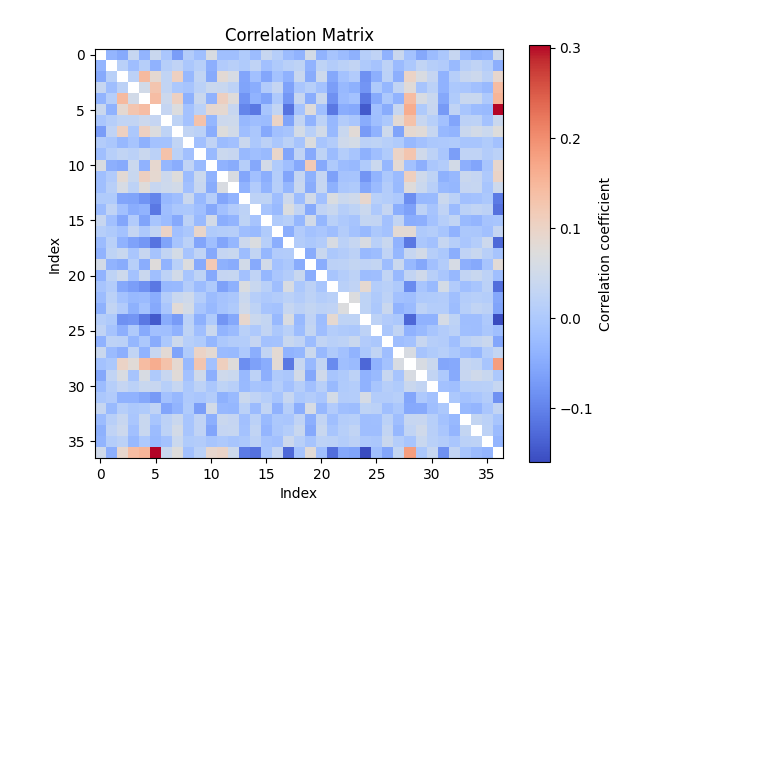
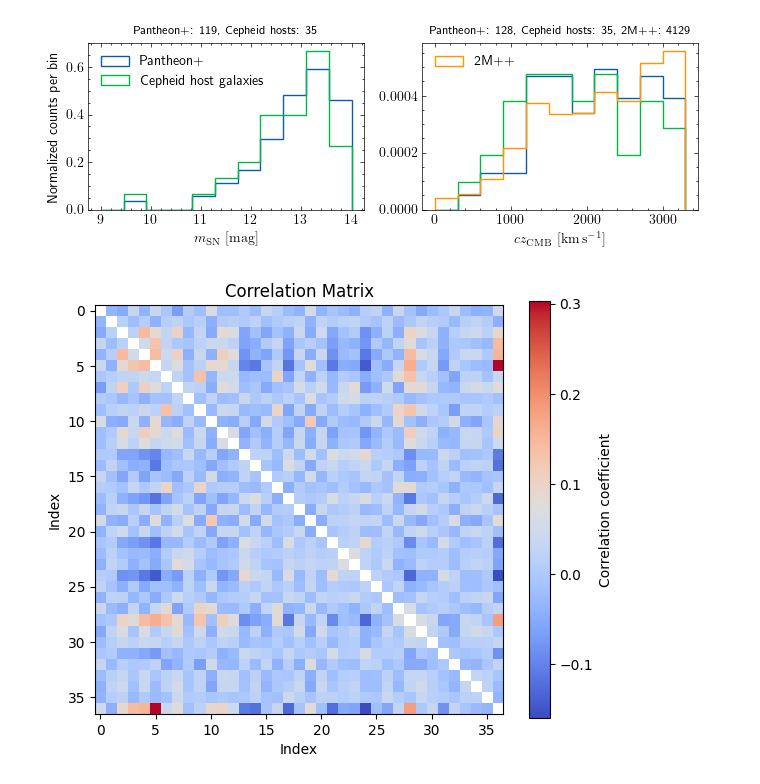
Before and after one commit to candel-cosmo/CANDEL, a Jupyter notebook: notebooks/paper_SH0ES/paper_plots.ipynb, the cells around one changed output. Drawn from its saved outputs; the diff is of its cells as text; code cells hidden in the pictures; blank space fills up the shorter version.

```diff
--- a/notebooks/paper_SH0ES/paper_plots.ipynb
+++ b/notebooks/paper_SH0ES/paper_plots.ipynb
@@ -30,0 +32,49 @@ data = candel.pvdata.load_SH0ES_from_config(config_path)
+# %%
+data_sel = candel.pvdata.load_SH0ES_separated("/Users/rstiskalek/Projects/CANDEL/data/SH0ES", cepheid_host_cz_cmb_max=3300)
+data_pp = candel.pvdata.load_PantheonPlus("/Users/rstiskalek/Projects/CANDEL/data/Pantheon+", return_all=True, removed_PV_from_covmat=False)
+data_2mpp = np.genfromtxt("/Users/rstiskalek/Projects/CANDEL/data/2M++/2M++_galaxy_catalog.dat", delimiter="|")
+
+bins_mag = np.linspace(9, 14.0, 12)
+bins_cz = np.linspace(0, 3300, 12)
+
+mask_mag_pp = data_pp["mag"] < 14
+mask_cz_pp = data_pp["zcmb"] < 3300 / candel.SPEED_OF_LIGHT
+mask_2mpp = (data_2mpp[:, 7] < 3300) & (data_2mpp[:, 7] > 0)
+
+hist_kwargs = {"density": True, "histtype": "step"}
+
+with plt.style.context("science"):
+    fig, axes = plt.subplots(1, 2, figsize=(6.8, 2.5))
+
+    # --- Left panel (magnitudes) ---
+    ax = axes[0]
+    ax.hist(data_pp["mag"][mask_mag_pp], bins=bins_mag,
+            label=r"Pantheon+", **hist_kwargs)
+    ax.hist(data_sel["mag_SN_unique_Cepheid_host"], bins=bins_mag,
+            label="Cepheid host galaxies", **hist_kwargs)
+    ax.set_xlabel(r"$m_{\rm SN} ~ [\mathrm{mag}]$")
+    ax.set_ylabel(r"Normalized counts per bin")
+    ax.legend()
+
+    n_pp_mag = mask_mag_pp.sum()
+    n_host_mag = len(data_sel["mag_SN_unique_Cepheid_host"])
+    ax.set_title(f"Pantheon+: {n_pp_mag},  Cepheid hosts: {n_host_mag}", fontsize="small")
+
+    # --- Right panel (cz) ---
+    ax = axes[1]
+    ax.hist(data_pp["zcmb"][mask_cz_pp] * candel.SPEED_OF_LIGHT, bins=bins_cz,
+            **hist_kwargs)
+    ax.hist(data_sel["czcmb_cepheid_host"], bins=bins_cz, **hist_kwargs)
+    ax.hist(data_2mpp[mask_2mpp, 7], bins=bins_cz, label="2M++", **hist_kwargs)
+    ax.set_xlabel(r"$cz_{\rm CMB} ~ [\mathrm{km}\,\mathrm{s}^{-1}]$")
+    ax.legend()
+
+    n_pp_cz = mask_cz_pp.sum()
+    n_host_cz = len(data_sel["czcmb_cepheid_host"])
+    n_2mpp = mask_2mpp.sum()
+    ax.set_title(f"Pantheon+: {n_pp_cz}, Cepheid hosts: {n_host_cz}, 2M++: {n_2mpp}", fontsize="small")
+
+    fig.tight_layout()
+    fig.savefig("/Users/rstiskalek/Downloads/SH0ES_host_histograms.png", dpi=450)
+    fig.show()
+# %% [output]
@@ -31,3 +86,4 @@ data = candel.pvdata.load_SH0ES_from_config(config_path)
+[figure, added]
 # %%
 C = data["C_SN_unique_Cepheid_host"]
 
```
Also changed, not shown: parts of 2 cells of this notebook, 18 other files.
